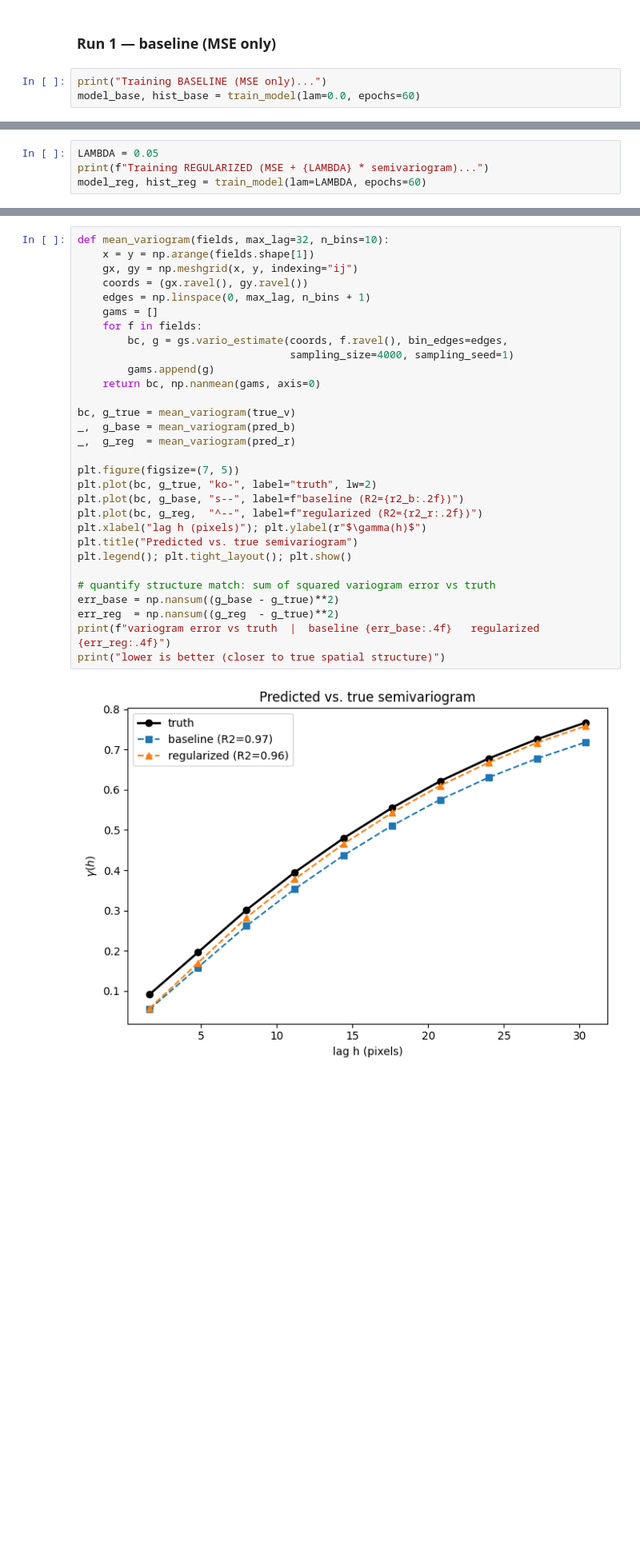
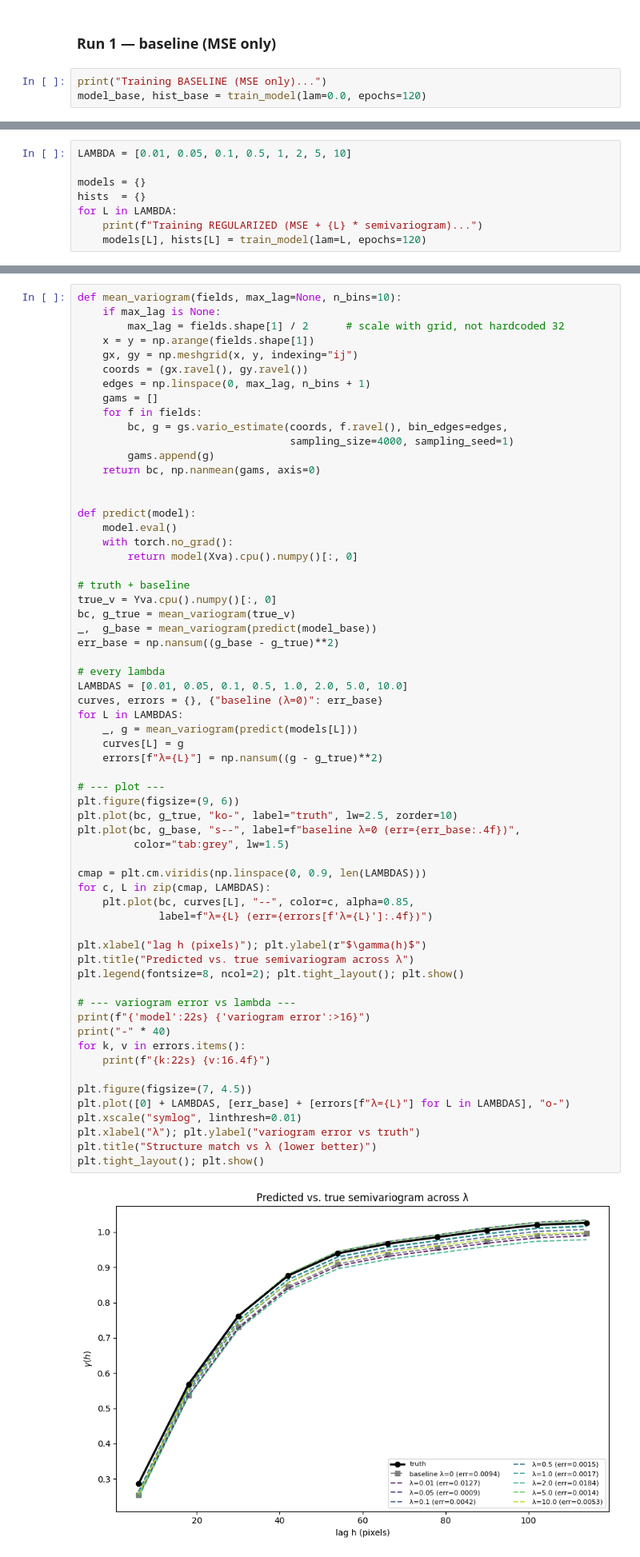
Before and after one commit to finner0203/Semivariogram-Experiment-for-Temperature-Downscaling-Prediction, a Jupyter notebook: unet_semivariogram_experiment.ipynb, the cells around one changed output, grey strips where cells are left out. Shown at 80% size. Drawn from its saved outputs; the diff is of its cells as text; blank space fills up the shorter version.

```diff
--- a/unet_semivariogram_experiment.ipynb
+++ b/unet_semivariogram_experiment.ipynb
@@ -263,7 +265,7 @@ def train_model(lam=0.0, epochs=150, lr=1e-3, n_pairs=3000, batch_size=16, seed=
 ### Run 1 — baseline (MSE only)
 # %%
 print("Training BASELINE (MSE only)...")
-model_base, hist_base = train_model(lam=0.0, epochs=60)
+model_base, hist_base = train_model(lam=0.0, epochs=120)
 # %% [output]
 Training BASELINE (MSE only)...
   ep   0  train 0.7763  val 0.3832
@@ -275,6 +279,10 @@ Training BASELINE (MSE only)...
 `lam` (λ) weights the penalty. Its scale needs tuning; start modest so the MSE
 term still dominates early. 	odo: sweep λ on the full dataset.
 # %%
-LAMBDA = 0.05
-print(f"Training REGULARIZED (MSE + {LAMBDA} * semivariogram)...")
-model_reg, hist_reg = train_model(lam=LAMBDA, epochs=60)
+LAMBDA = [0.01, 0.05, 0.1, 0.5, 1, 2, 5, 10]
+
+models = {}
+hists  = {}
+for L in LAMBDA:
+    print(f"Training REGULARIZED (MSE + {L} * semivariogram)...")
+    models[L], hists[L] = train_model(lam=L, epochs=120)
@@ -319,34 +359,66 @@ Estimate the empirical semivariogram of each model's predictions and of the
 truth (via GSTools, our validation tool), averaged over the validation set.
 The regularized model should track the true curve more closely.
 # %%
-def mean_variogram(fields, max_lag=32, n_bins=10):
+def mean_variogram(fields, max_lag=None, n_bins=10):
+    if max_lag is None:
+        max_lag = fields.shape[1] / 2      # scale with grid, not hardcoded 32
     x = y = np.arange(fields.shape[1])
     gx, gy = np.meshgrid(x, y, indexing="ij")
     coords = (gx.ravel(), gy.ravel())
     edges = np.linspace(0, max_lag, n_bins + 1)
     gams = []
     for f in fields:
         bc, g = gs.vario_estimate(coords, f.ravel(), bin_edges=edges,
                                   sampling_size=4000, sampling_seed=1)
         gams.append(g)
     return bc, np.nanmean(gams, axis=0)
 
+
+def predict(model):
+    model.eval()
+    with torch.no_grad():
+        return model(Xva).cpu().numpy()[:, 0]
+
+# truth + baseline
+true_v = Yva.cpu().numpy()[:, 0]
 bc, g_true = mean_variogram(true_v)
-_,  g_base = mean_variogram(pred_b)
-_,  g_reg  = mean_variogram(pred_r)
+_,  g_base = mean_variogram(predict(model_base))
+err_base = np.nansum((g_base - g_true)**2)
 
-plt.figure(figsize=(7, 5))
-plt.plot(bc, g_true, "ko-", label="truth", lw=2)
-plt.plot(bc, g_base, "s--", label=f"baseline (R2={r2_b:.2f})")
-plt.plot(bc, g_reg,  "^--", label=f"regularized (R2={r2_r:.2f})")
+# every lambda
+LAMBDAS = [0.01, 0.05, 0.1, 0.5, 1.0, 2.0, 5.0, 10.0]
+curves, errors = {}, {"baseline (λ=0)": err_base}
+for L in LAMBDAS:
+    _, g = mean_variogram(predict(models[L]))
+    curves[L] = g
+    errors[f"λ={L}"] = np.nansum((g - g_true)**2)
+
+# --- plot ---
+plt.figure(figsize=(9, 6))
+plt.plot(bc, g_true, "ko-", label="truth", lw=2.5, zorder=10)
+plt.plot(bc, g_base, "s--", label=f"baseline λ=0 (err={err_base:.4f})",
+         color="tab:grey", lw=1.5)
+
+cmap = plt.cm.viridis(np.linspace(0, 0.9, len(LAMBDAS)))
+for c, L in zip(cmap, LAMBDAS):
+    plt.plot(bc, curves[L], "--", color=c, alpha=0.85,
+             label=f"λ={L} (err={errors[f'λ={L}']:.4f})")
+
 plt.xlabel("lag h (pixels)"); plt.ylabel(r"$\gamma(h)$")
-plt.title("Predicted vs. true semivariogram")
-plt.legend(); plt.tight_layout(); plt.show()
+plt.title("Predicted vs. true semivariogram across λ")
+plt.legend(fontsize=8, ncol=2); plt.tight_layout(); plt.show()
 
-# quantify structure match: sum of squared variogram error vs truth
-err_base = np.nansum((g_base - g_true)**2)
-err_reg  = np.nansum((g_reg  - g_true)**2)
-print(f"variogram error vs truth  |  baseline {err_base:.4f}   regularized {err_reg:.4f}")
-print("lower is better (closer to true spatial structure)")
+# --- variogram error vs lambda ---
+print(f"{'model':22s} {'variogram error':>16}")
+print("-" * 40)
+for k, v in errors.items():
+    print(f"{k:22s} {v:16.4f}")
+
+plt.figure(figsize=(7, 4.5))
+plt.plot([0] + LAMBDAS, [err_base] + [errors[f"λ={L}"] for L in LAMBDAS], "o-")
+plt.xscale("symlog", linthresh=0.01)
+plt.xlabel("λ"); plt.ylabel("variogram error vs truth")
+plt.title("Structure match vs λ (lower better)")
+plt.tight_layout(); plt.show()
 # %% [output]
-[figure, old version]
+[figure, new version]
```
Also changed, not shown: parts of 11 cells of this notebook, 1 other file.
